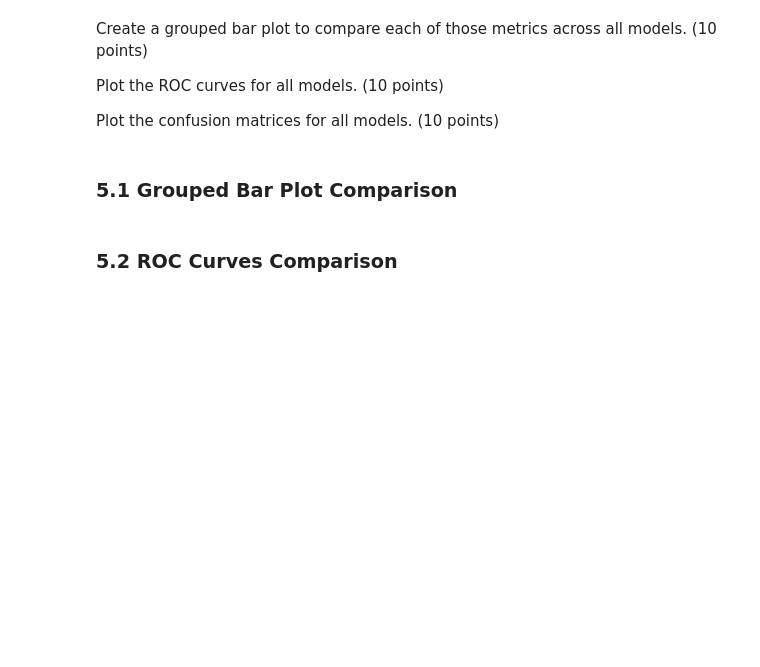
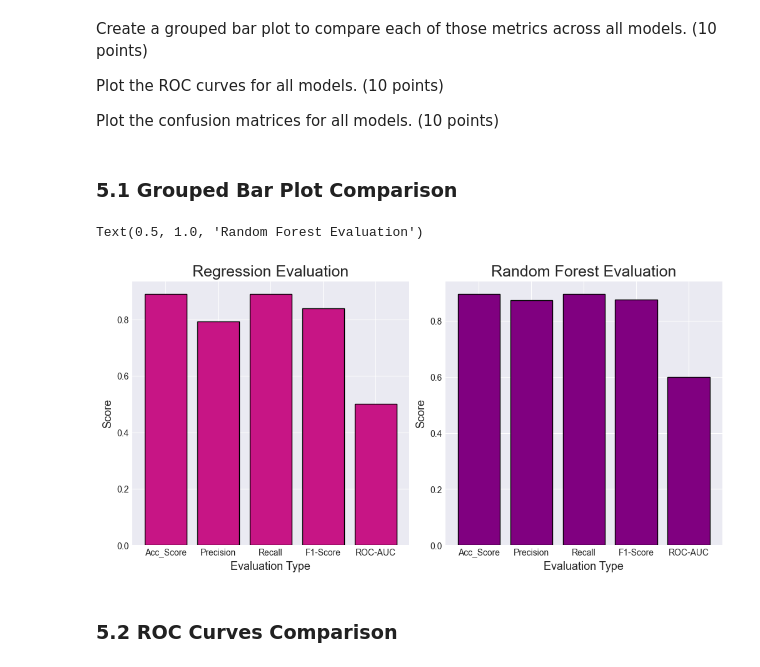
Before and after one commit to smgibson19/ds701_fa25_midterm_challenge_sports, a Jupyter notebook: LALIGA_Analysis_Challenge.ipynb, the cells around one changed output. Cells and saved outputs as stored; diff of their text form; code cells hidden in the pictures; blank space fills up the shorter version.

```diff
--- a/LALIGA_Analysis_Challenge.ipynb
+++ b/LALIGA_Analysis_Challenge.ipynb
@@ -850,13 +850,13 @@ reg_acc = accuracy_score(b_test_copy, y_modeled)
 reg_prec = precision_score(b_test_copy, y_modeled, average= 'weighted')
 reg_recall= recall_score(b_test_copy, y_modeled, average= 'weighted')
 reg_f1= f1_score(b_test_copy, y_modeled, average= 'weighted')
-reg_rocauc= roc_auc_score(b_test_copy, y_modeled, average = None)
+reg_rocauc1= roc_auc_score(b_test_copy, y_modeled, average = None)
 
 reg_eval['Acc_Score'] = reg_acc
 reg_eval['Precision'] = reg_prec
 reg_eval['Recall'] = reg_recall
 reg_eval['F1-Score'] = reg_f1
-reg_eval['ROC-AUC'] = reg_rocauc
+reg_eval['ROC-AUC'] = reg_rocauc1
 
 reg_eval_df = pd.DataFrame({'Evaluation': reg_eval.keys(), 'Score': reg_eval.values()})
 reg_eval_df.head()
@@ -922,2 +916,18 @@ Plot the confusion matrices for all models. (10 points)
+# %%
+# regression and forest
+fig, axs = plt.subplots(ncols=2, nrows=1, figsize=(10, 5), layout="constrained")
+
+axs[0].bar(reg_eval_df['Evaluation'], reg_eval_df['Score'], facecolor = 'mediumvioletred', edgecolor='black')
+axs[0].set_xlabel('Evaluation Type', fontsize=13)
+axs[0].set_ylabel('Score', fontsize=13)
+axs[0].set_title('Regression Evaluation', fontsize=18)
+
+axs[1].bar(tree_eval_df['Evaluation'], tree_eval_df['Score'], facecolor = 'purple', edgecolor='black')
+axs[1].set_xlabel('Evaluation Type', fontsize=13)
+axs[1].set_ylabel('Score', fontsize=13)
+axs[1].set_title('Random Forest Evaluation', fontsize=18)
+# %% [output]
+Text(0.5, 1.0, 'Random Forest Evaluation')
+[figure, added]
 # %% [markdown]
 ### 5.2 ROC Curves Comparison
```
Also changed, not shown: parts of 11 cells of this notebook.
